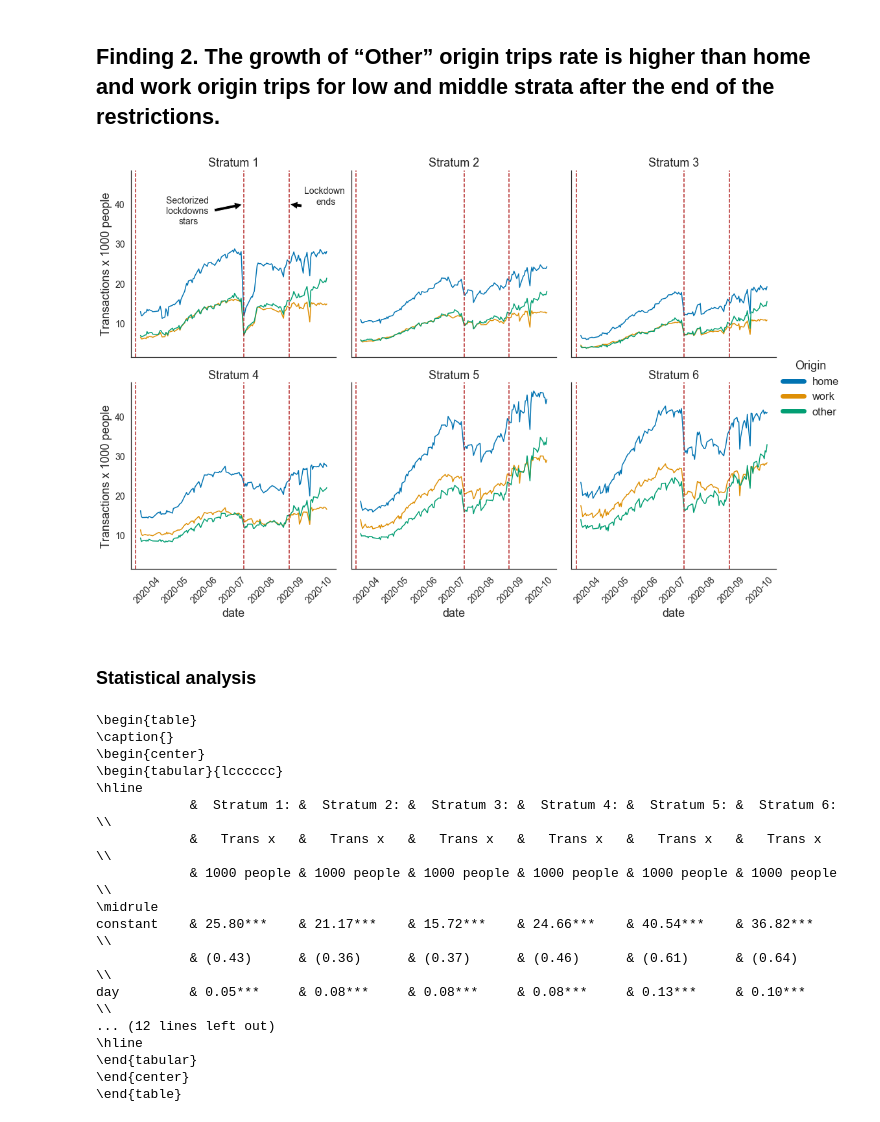
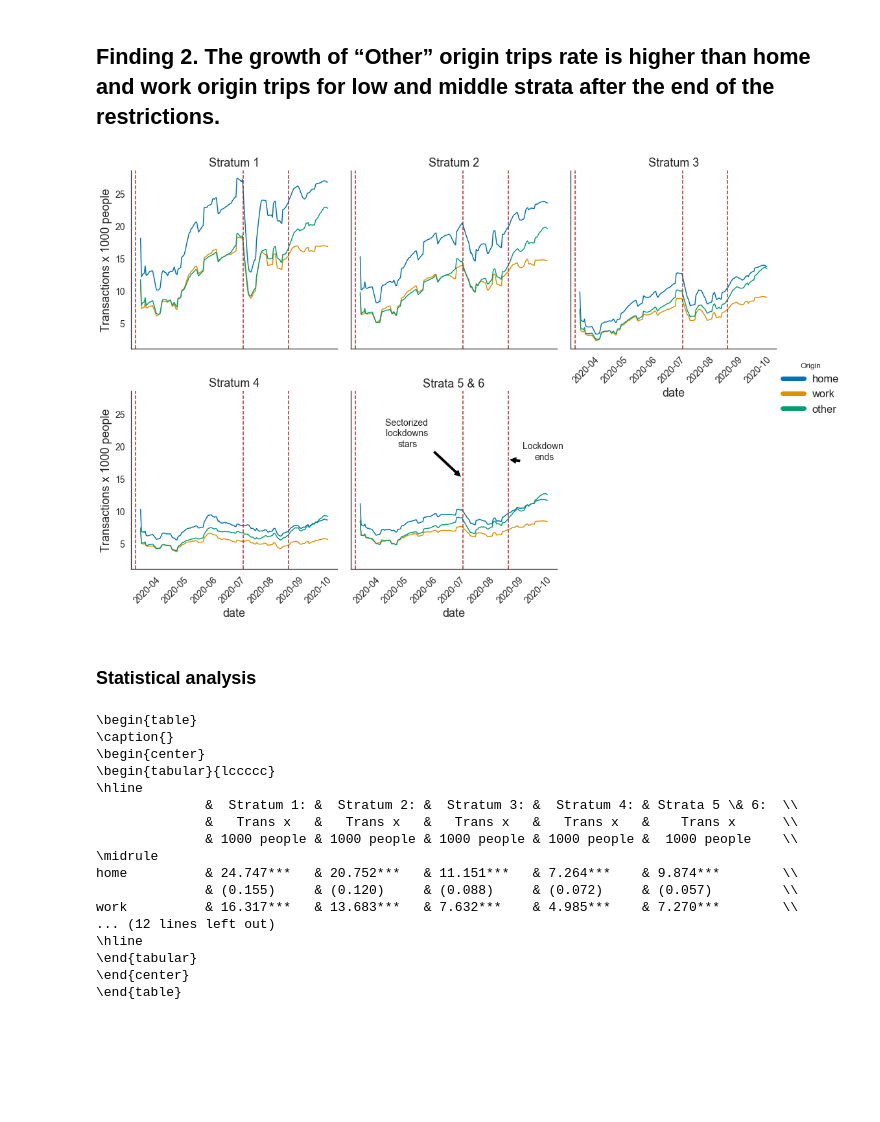
Before and after one commit to jdcaicedo251/transmilenio-covid, a Jupyter notebook: code/06_stratum_analysis.ipynb, the cells around one changed output. Saved outputs shown, nothing was run; the diff lists cells and outputs as text; code cells hidden in the pictures; blank space fills up the shorter version.

Commit message:
home_work_location_change

```diff
--- a/code/06_stratum_analysis.ipynb
+++ b/code/06_stratum_analysis.ipynb
@@ -198,6 +183,7 @@ def melt_strata(df, melt_type = '_pct'):
 # %%
 def stratum_population(df):
     populations_dict = {1: 735748, 2: 3327722, 3: 2857861, 4: 757923, 5: 240570, 6: 124889}
+    populations_dict = {1: 735748, 2: 3327722, 3: 2857861, 4: 757923, 5: 365459}
     df['stratum'] = df.variable.str.extract('(\d+)').astype(int)
     df['population'] = df.stratum.replace(populations_dict)
     df['pop/trans'] = df.population/df['value']
@@ -321,3 +229,11 @@ transactions_stations = pd.read_csv(output_path + 'tables/transactions_by_origin
+# %%
+output_path = '../data/output/'
+input_path = '../data/input/'
+
+probs = pd.read_csv(output_path + 'tables/stratum_probabilities_V2.csv', parse_dates = ['date'],
+                    infer_datetime_format= True).drop(columns = 'total')
+
+transactions_stations = pd.read_csv(output_path + 'tables/transactions_by_origin.csv', index_col = 0)
 # %%
 df = transactions_stations.pipe(format_date)\
                      .pipe(add_day_week)\
@@ -442,7 +536,8 @@ weekend           &           & 11.427*** & 11.427*** & 11.427*** & 11.897***  \
 ## Finding 2. The growth of “Other” origin trips rate is higher than home and work origin trips for low and middle strata after the end of the restrictions.
 # %%
 def stratum_population(df):
-    populations_dict = {1: 735748, 2: 3327722, 3: 2857861, 4: 757923, 5: 240570, 6: 124889}
+#     populations_dict = {1: 735748, 2: 3327722, 3: 2857861, 4: 757923, 5: 240570, 6: 124889}
+    populations_dict = {1: 735748, 2: 3327722, 3: 2857861, 4: 757923, 56: 365459,}
     df['stratum'] = df.variable.str.extract('(\d+)').astype(int)
     df['population'] = df.stratum.replace(populations_dict)
     df['pop/trans'] = df.population/df['value']
@@ -456,7 +551,7 @@ def regression_vars(df):
     df['origin'] = df.variable.str.extract('(^[^_]+(?=_))')
 
     df = df[df.origin != 'total']
-    df = df[df.weekend == 0]
+#     df = df[df.weekend == 0]
     return df
 # %%
 df = transactions_stations.pipe(format_date)\
@@ -465,7 +560,7 @@ df = transactions_stations.pipe(format_date)\
                      .pipe(by_stratum_station)\
                      .pipe(by_stratum_daily)\
                      .pipe(add_baseline)\
-                     .pipe(add_pct, 1)\
+                     .pipe(add_pct, 7)\
                      .pipe(drop_dates)\
                      .pipe(melt_strata, '_t')\
                      .pipe(stratum_population)\
@@ -473,46 +568,51 @@ df = transactions_stations.pipe(format_date)\
 # %%
 to_graph = 'trans_per_1000'
 mask = df.date > '2020-03-24' #Only recovery period
+to_plot = df[mask]
 
-g = sns.FacetGrid(df[mask], hue="origin", col="stratum" ,sharey= True,
+g = sns.FacetGrid(to_plot, hue="origin", col="stratum" ,sharey= True,
                   height=5, col_wrap = 3, palette='colorblind')
 g = g.map(sns.lineplot, "date",to_graph)
 
 g.set_xticklabels(rotation = 45, fontsize = 14)
 g.set_xlabels('date', fontsize = 18)
 g.set_ylabels('Transactions x 1000 people', fontsize = 18)
 dates = pd.date_range(start = '3/20/2020', end = '3/20/2020')
 
 #Sectorize quarentine
 date_2a = pd.date_range(start = '7/13/2020', end = '7/13/2020')
 date_5b = pd.date_range(start = '8/30/2020', end = '8/30/2020')
 
 text = pd.date_range(start = '5/15/2020', end = '5/15/2020')
-g.axes.flat[0].annotate('Sectorized \nlockdowns \nstars', xy = (date_2a,40),xytext=(text,35),
+g.axes.flat[4].annotate('Sectorized \nlockdowns \nstars', xy = (date_2a,15),xytext=(text,20),
              arrowprops = { 'facecolor' : 'black', 'shrink' : 0.05 , 'width':5},
             horizontalalignment='center',fontsize = 14)
 
 text = pd.date_range(start = '10/8/2020', end = '10/8/2020')
-g.axes.flat[0].annotate('Lockdown \nends', xy = (date_5b,40),xytext=(text,40),
+g.axes.flat[4].annotate('Lockdown \nends', xy = (date_5b,18),xytext=(text,18),
              arrowprops = { 'facecolor' : 'black', 'shrink' : 0.05 , 'width':5},
             horizontalalignment='center',fontsize = 14)
 
 i = 1
 for ax in g.axes.flat:
     ax.axvline(dates, color='firebrick',ls='--', label = 'Restrictions starts')
     ax.axvline(date_2a, color='firebrick',ls='--',label = 'Localizided restrictions')
     ax.axvline(date_5b, color='firebrick',ls='--')
-    ax.set_title('Stratum '+ str(i))
+
+    if i <= 4:
+        ax.set_title('Stratum '+ str(i))
+    else:
+        ax.set_title('Strata 5 & 6')
     i = i + 1
 
 
 handles = [g.axes.flat[0].get_legend_handles_labels()[0][x] for x in range(3)]
 
-g.add_legend(title = 'Origin', handlelength=2, handler_map={plt.Line2D : HandlerLine2D(update_func=update)})
+g.add_legend(title = 'Origin', handlelength=2, handler_map={plt.Line2D : HandlerLine2D(update_func=update)});
 
 g.savefig(output_path + 'figures/figure5.pdf')
 # %% [output]
-[figure, old version]
+[figure, new version]
 # %% [markdown]
 ### Statistical analysis
 # %%
@@ -583,5 +684,6 @@ def hypothesis_testing_2(df,
 # %%
-table_3 = hypothesis_testing_2(df,date_start = date(2020,9,1),
+df.stratum.replace(56,5, inplace = True)
+table_3, df = hypothesis_testing_2(df,date_start = date(2020,9,1),
                          date_end =date(2020,10,12))
 
 print(table_3.as_latex())
@@ -589,15 +691,15 @@ print(table_3.as_latex())
 \begin{table}
 \caption{}
 \begin{center}
-\begin{tabular}{lcccccc}
+\begin{tabular}{lccccc}
 \hline
-            &  Stratum 1: &  Stratum 2: &  Stratum 3: &  Stratum 4: &  Stratum 5: &  Stratum 6:  \\
-            &   Trans x   &   Trans x   &   Trans x   &   Trans x   &   Trans x   &   Trans x    \\
-            & 1000 people & 1000 people & 1000 people & 1000 people & 1000 people & 1000 people  \\
+              &  Stratum 1: &  Stratum 2: &  Stratum 3: &  Stratum 4: & Strata 5 \& 6:  \\
+              &   Trans x   &   Trans x   &   Trans x   &   Trans x   &    Trans x      \\
+              & 1000 people & 1000 people & 1000 people & 1000 people &  1000 people    \\
 \midrule
-constant    & 25.80***    & 21.17***    & 15.72***    & 24.66***    & 40.54***    & 36.82***     \\
-            & (0.43)      & (0.36)      & (0.37)      & (0.46)      & (0.61)      & (0.64)       \\
-day         & 0.05***     & 0.08***     & 0.08***     & 0.08***     & 0.13***     & 0.10***      \\
+home          & 24.747***   & 20.752***   & 11.151***   & 7.264***    & 9.874***        \\
+              & (0.155)     & (0.120)     & (0.088)     & (0.072)     & (0.057)         \\
+work          & 16.317***   & 13.683***   & 7.632***    & 4.985***    & 7.270***        \\
 ... (12 lines left out)
 \hline
 \end{tabular}
```
Also changed, not shown: parts of 21 cells of this notebook, 24 other files.
